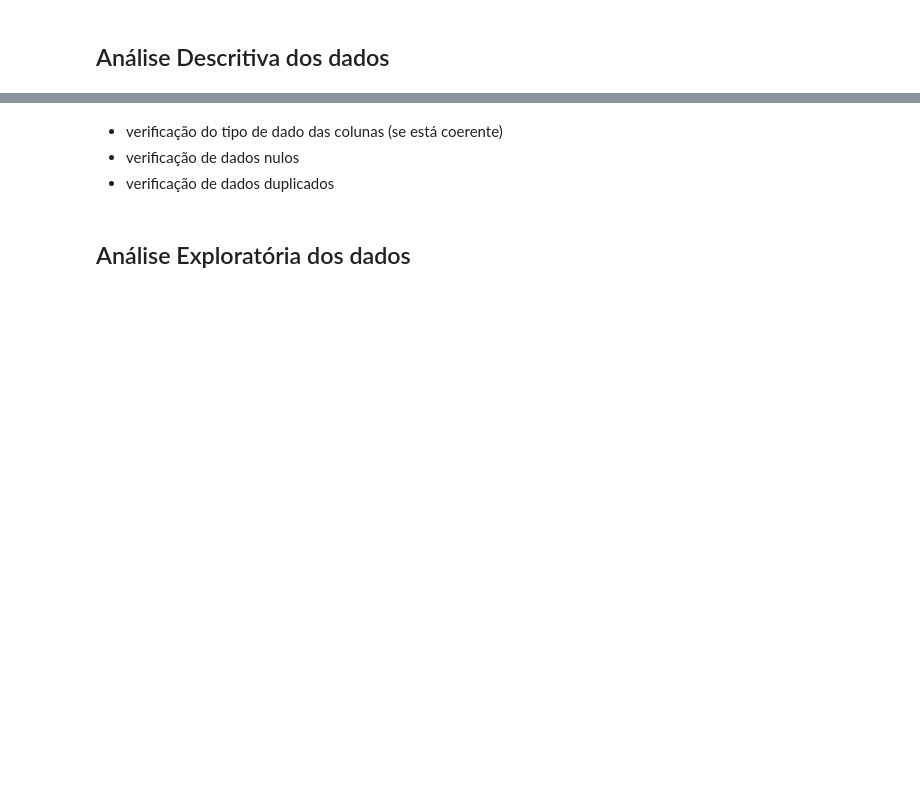
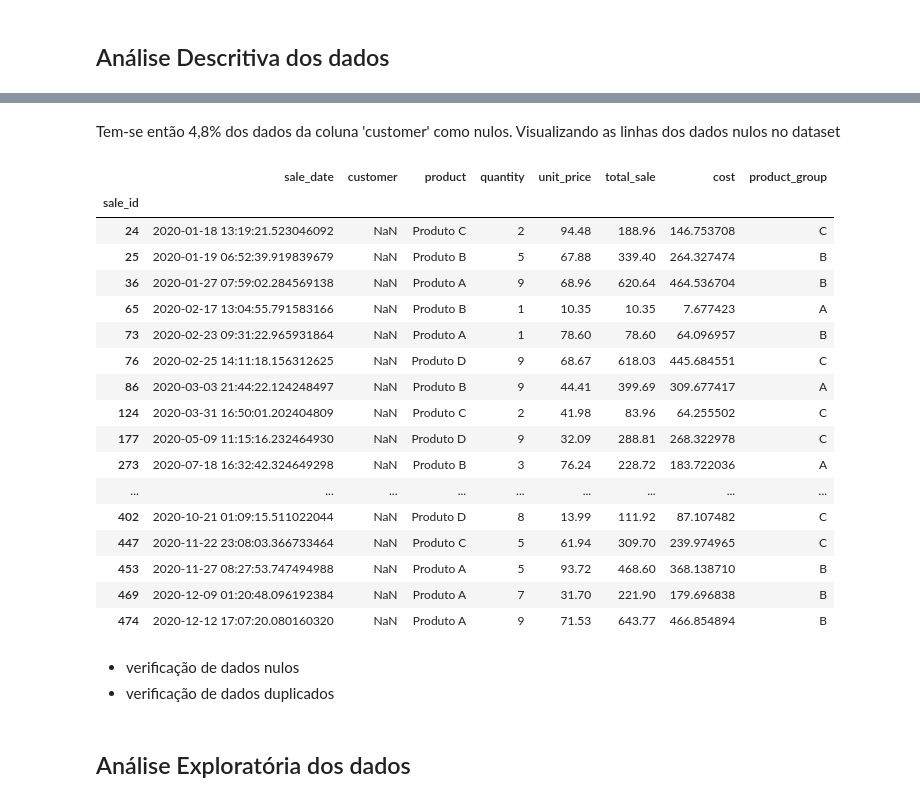
Before and after one commit to rfprates/extraindo_dados_pdf, a Jupyter notebook: data_extraction_pdf.ipynb, the cells around one changed output, grey strips where cells are left out. Cells and saved outputs as stored; diff of their text form; code cells hidden in the pictures; blank space fills up the shorter version.

```diff
--- a/data_extraction_pdf.ipynb
+++ b/data_extraction_pdf.ipynb
@@ -87,0 +90,4 @@ sales_df.head()
+# %%
+sales_df = pd.DataFrame(sales_df, index= sales_df['sale_id'])
+sales_df.drop(columns= ['sale_id'], inplace= True)
+sales_df.head()
@@ -89,0 +150,2 @@ sales_df.head()
+# %%
+sales_df['sale_date'] = pd.to_datetime(sales_df['sale_date'], format='mixed')
@@ -89,0 +178,2 @@ sales_df.head()
+# %%
+sales_df.drop(columns = ['month', 'year'], inplace = True)
@@ -90,5 +226,28 @@ sales_df.head()
+# %% [markdown]
+Tem-se então 4,8% dos dados da coluna 'customer' como nulos. Visualizando as linhas dos dados nulos no dataset
+# %%
+nulos = sales_df['customer'].isnull()
+sales_df[nulos]
+# %% [output]
+|  | sale_date | customer | product | quantity | unit_price | total_sale | cost | product_group |
+| sale_id |  |  |  |  |  |  |  |  |
+| 24 | 2020-01-18 13:19:21.523046092 | NaN | Produto C | 2 | 94.48 | 188.96 | 146.753708 | C |
+| 25 | 2020-01-19 06:52:39.919839679 | NaN | Produto B | 5 | 67.88 | 339.40 | 264.327474 | B |
+| 36 | 2020-01-27 07:59:02.284569138 | NaN | Produto A | 9 | 68.96 | 620.64 | 464.536704 | B |
+| 65 | 2020-02-17 13:04:55.791583166 | NaN | Produto B | 1 | 10.35 | 10.35 | 7.677423 | A |
+| 73 | 2020-02-23 09:31:22.965931864 | NaN | Produto A | 1 | 78.60 | 78.60 | 64.096957 | B |
+| 76 | 2020-02-25 14:11:18.156312625 | NaN | Produto D | 9 | 68.67 | 618.03 | 445.684551 | C |
+| 86 | 2020-03-03 21:44:22.124248497 | NaN | Produto B | 9 | 44.41 | 399.69 | 309.677417 | A |
+| 124 | 2020-03-31 16:50:01.202404809 | NaN | Produto C | 2 | 41.98 | 83.96 | 64.255502 | C |
+| 177 | 2020-05-09 11:15:16.232464930 | NaN | Produto D | 9 | 32.09 | 288.81 | 268.322978 | C |
+| 273 | 2020-07-18 16:32:42.324649298 | NaN | Produto B | 3 | 76.24 | 228.72 | 183.722036 | A |
+| ... | ... | ... | ... | ... | ... | ... | ... | ... |
+| 402 | 2020-10-21 01:09:15.511022044 | NaN | Produto D | 8 | 13.99 | 111.92 | 87.107482 | C |
+| 447 | 2020-11-22 23:08:03.366733464 | NaN | Produto C | 5 | 61.94 | 309.70 | 239.974965 | C |
+| 453 | 2020-11-27 08:27:53.747494988 | NaN | Produto A | 5 | 93.72 | 468.60 | 368.138710 | B |
+| 469 | 2020-12-09 01:20:48.096192384 | NaN | Produto A | 7 | 31.70 | 221.90 | 179.696838 | B |
+| 474 | 2020-12-12 17:07:20.080160320 | NaN | Produto A | 9 | 71.53 | 643.77 | 466.854894 | B |
 # %% [markdown]
-- verificação do tipo de dado das colunas (se está coerente)
 - verificação de dados nulos
 - verificação de dados duplicados
 # %% [markdown]
```
Also changed, not shown: parts of 18 cells of this notebook.
